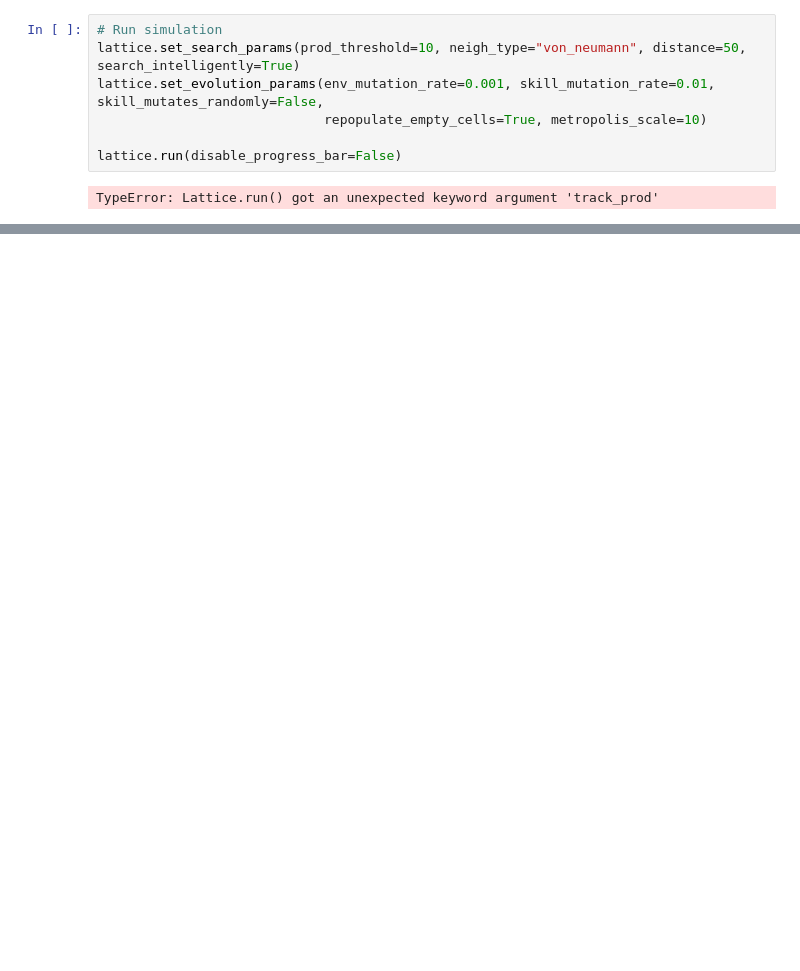
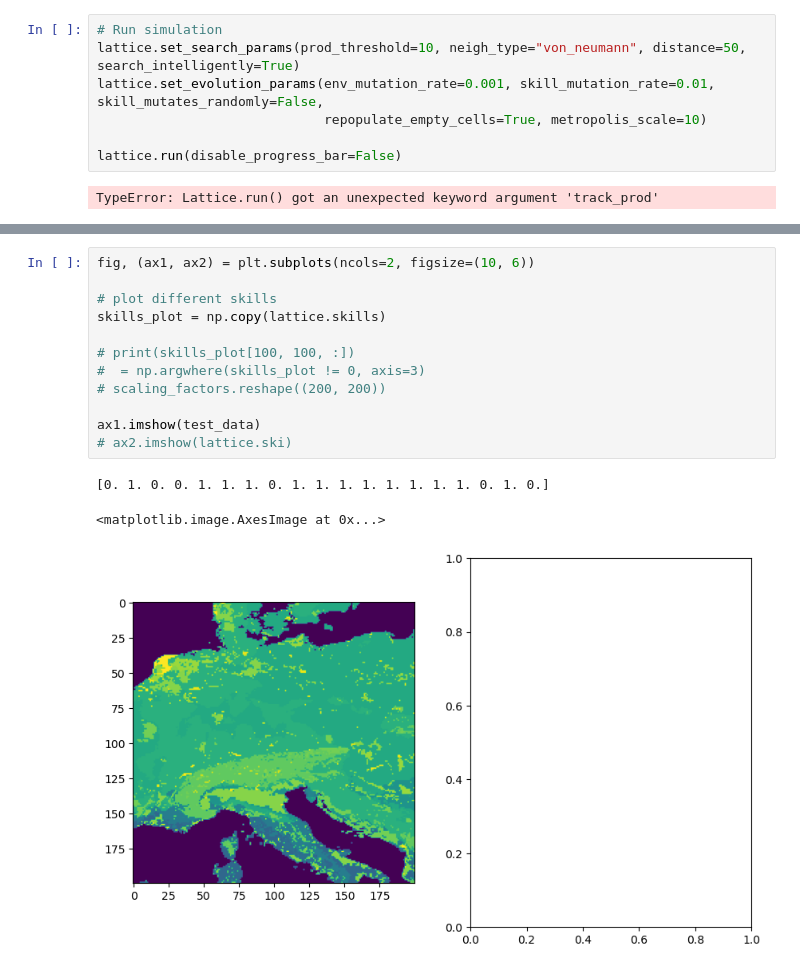
Before and after one commit to LeoKonzett/csh-vienna-abm, a Jupyter notebook: run_simulation.ipynb, the cells around one changed output, grey strips where cells are left out. Saved outputs shown, nothing was run; the diff lists cells and outputs as text; blank space fills up the shorter version.

```diff
--- a/run_simulation.ipynb
+++ b/run_simulation.ipynb
@@ -143,0 +129,16 @@ fig.colorbar(plot2, ax=ax2, shrink=0.7)
+# %%
+fig, (ax1, ax2) = plt.subplots(ncols=2, figsize=(10, 6))
+
+# plot different skills
+skills_plot = np.copy(lattice.skills)
+
+# print(skills_plot[100, 100, :])
+#  = np.argwhere(skills_plot != 0, axis=3)
+# scaling_factors.reshape((200, 200))
+
+ax1.imshow(test_data)
+# ax2.imshow(lattice.ski)
+# %% [output]
+[0. 1. 0. 0. 1. 1. 1. 0. 1. 1. 1. 1. 1. 1. 1. 1. 0. 1. 0.]
+<matplotlib.image.AxesImage at 0x...>
+[figure, added]
```
Also changed, not shown: parts of 6 cells of this notebook.
